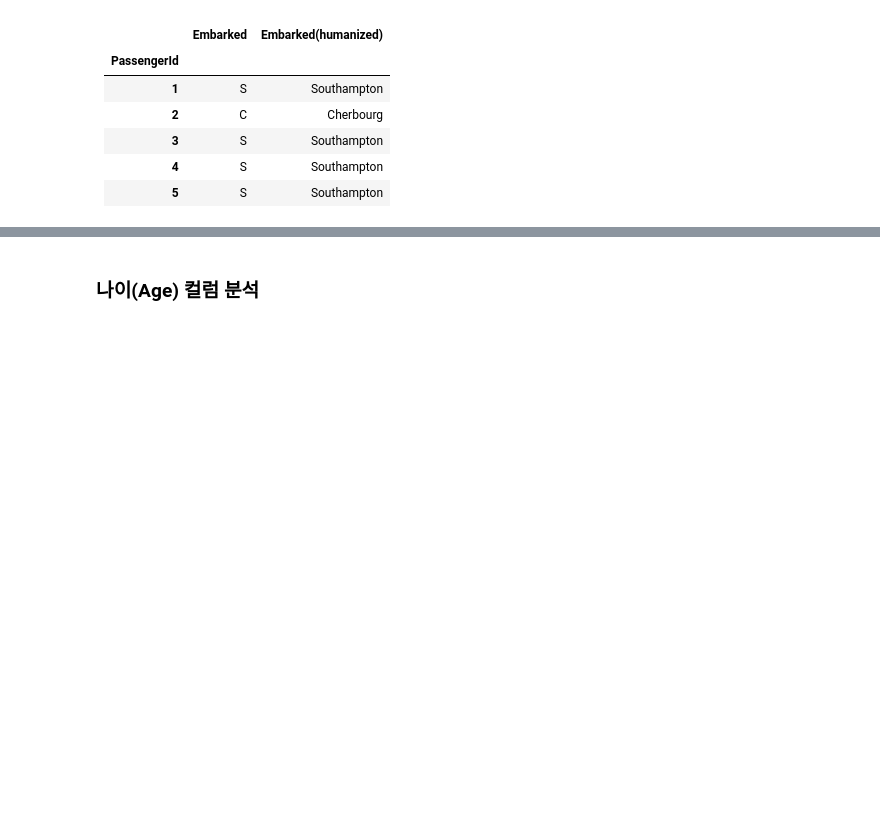
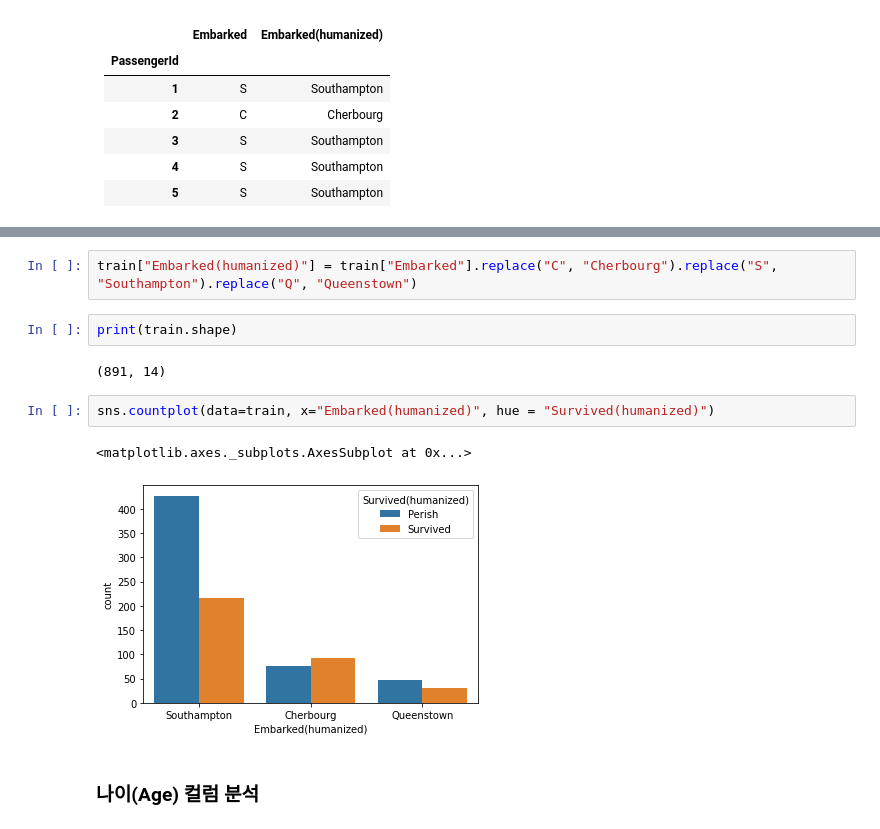
Before and after one commit to neoplane/Class101_DS_School, a Jupyter notebook: Chapter_3_Titanic_works.ipynb, the cells around one changed output, grey strips where cells are left out. Saved outputs shown, nothing was run; the diff lists cells and outputs as text; blank space fills up the shorter version.

```diff
--- a/Chapter_3_Titanic_works.ipynb
+++ b/Chapter_3_Titanic_works.ipynb
@@ -321,3 +360,14 @@ Survived(humanized), Pclass(humanized)와 마찬가지로, Embarked 컬럼도 **
+# %%
+train["Embarked(humanized)"] = train["Embarked"].replace("C", "Cherbourg").replace("S", "Southampton").replace("Q", "Queenstown")
+# %%
+print(train.shape)
+# %% [output]
+(891, 14)
+# %%
+sns.countplot(data=train, x="Embarked(humanized)", hue = "Survived(humanized)")
+# %% [output]
+<matplotlib.axes._subplots.AxesSubplot at 0x...>
+[figure, added]
 # %% [markdown]
 ### 나이(Age) 컬럼 분석
 # %% [markdown]
```
Also changed, not shown: parts of 18 cells of this notebook.
